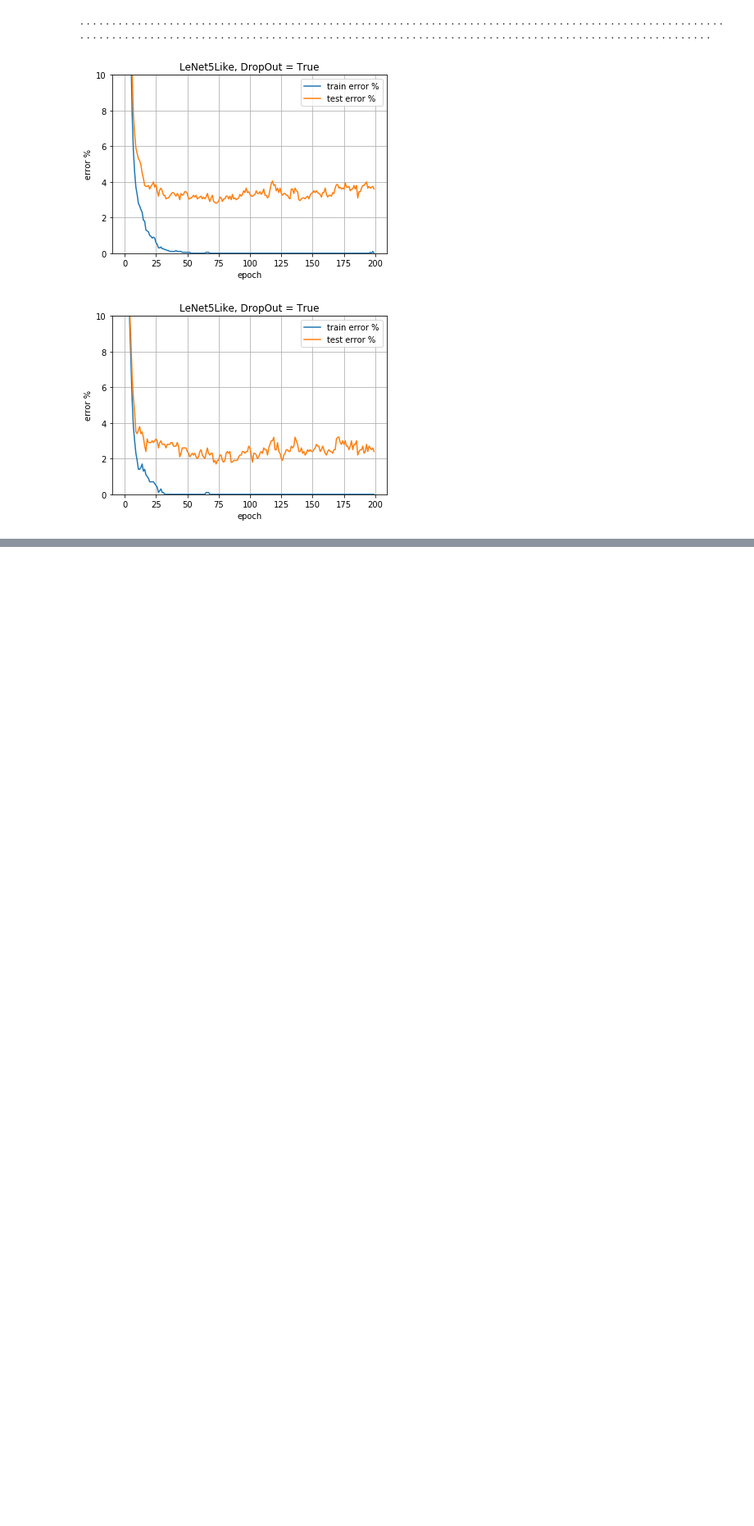
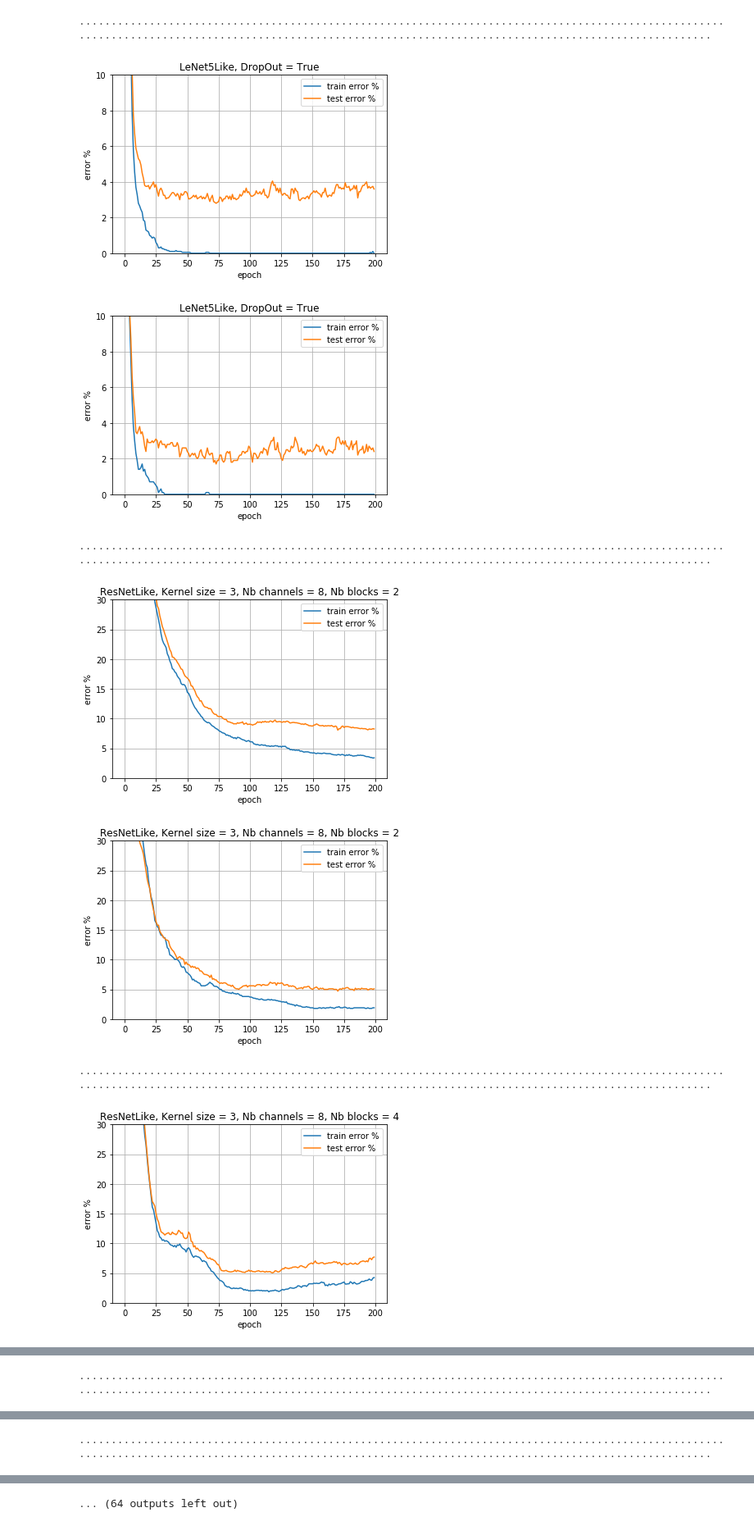
Before and after one commit to Didi-26/DeepLearningProjects, a Jupyter notebook: Proj1/Didier/train2ndmethod.ipynb, the cells around one changed output, grey strips where cells are left out. Shown at 82% size. Saved outputs shown, nothing was run; the diff lists cells and outputs as text; code cells hidden in the pictures; blank space fills up the shorter version.

```diff
--- a/Proj1/Didier/train2ndmethod.ipynb
+++ b/Proj1/Didier/train2ndmethod.ipynb
@@ -467,3 +558,18 @@ plot_errors(train_errors_final, test_errors_final, 'LeNet5Like, DropOut = {}'.fo
 ........................................................................................................................................................................................................
 [figure]
 [figure]
+# %%
+# ResNet
+for kernel_size in [3,5,7]:
+    for nb_channels in [8,16,24]:
+        for nb_blocks in [2,4,6]:
+            model = ResNet(nb_channels = nb_channels, kernel_size = kernel_size, nb_blocks = nb_blocks)
+            train_errors, test_errors, train_errors_final, test_errors_final = train(model, train_input, train_target, test_input, test_target,test_target_final)
+            plot_errors(train_errors, test_errors, 'ResNetLike, Kernel size = {}, Nb channels = {}, Nb blocks = {}'.format(kernel_size, nb_channels, nb_blocks),30)
+            plot_errors(train_errors_final, test_errors_final, 'ResNetLike, Kernel size = {}, Nb channels = {}, Nb blocks = {}'.format(kernel_size, nb_channels, nb_blocks),30)
+# %% [output]
+........................................................................................................................................................................................................
+[figure, added]
+[figure, added]
+........................................................................................................................................................................................................
+[figure, added]
@@ -469,0 +577 @@ plot_errors(train_errors_final, test_errors_final, 'LeNet5Like, DropOut = {}'.fo
+........................................................................................................................................................................................................
@@ -469,0 +580 @@ plot_errors(train_errors_final, test_errors_final, 'LeNet5Like, DropOut = {}'.fo
+........................................................................................................................................................................................................
@@ -469,0 +583 @@ plot_errors(train_errors_final, test_errors_final, 'LeNet5Like, DropOut = {}'.fo
+... (64 outputs left out)
```
Also changed, not shown: parts of 13 cells of this notebook, 1 other file.
